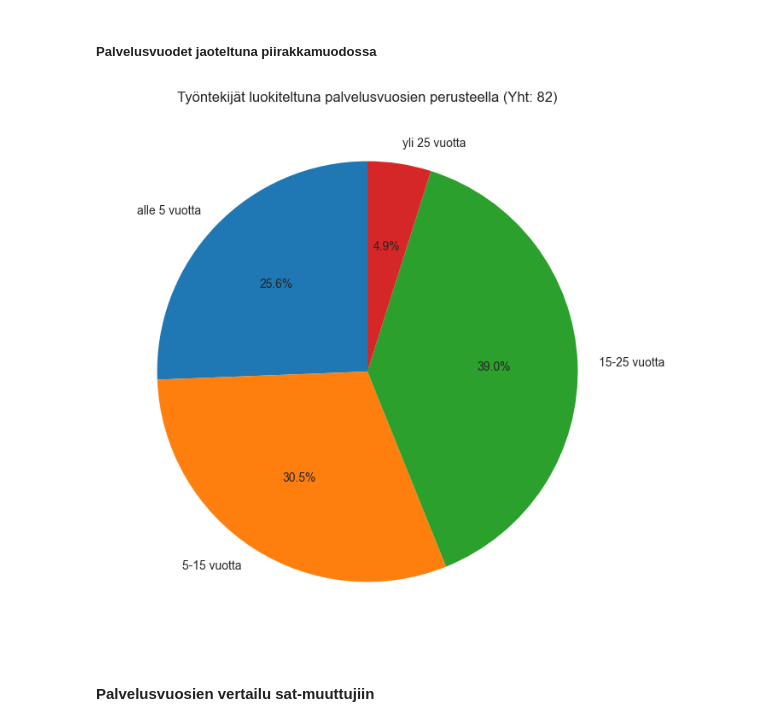
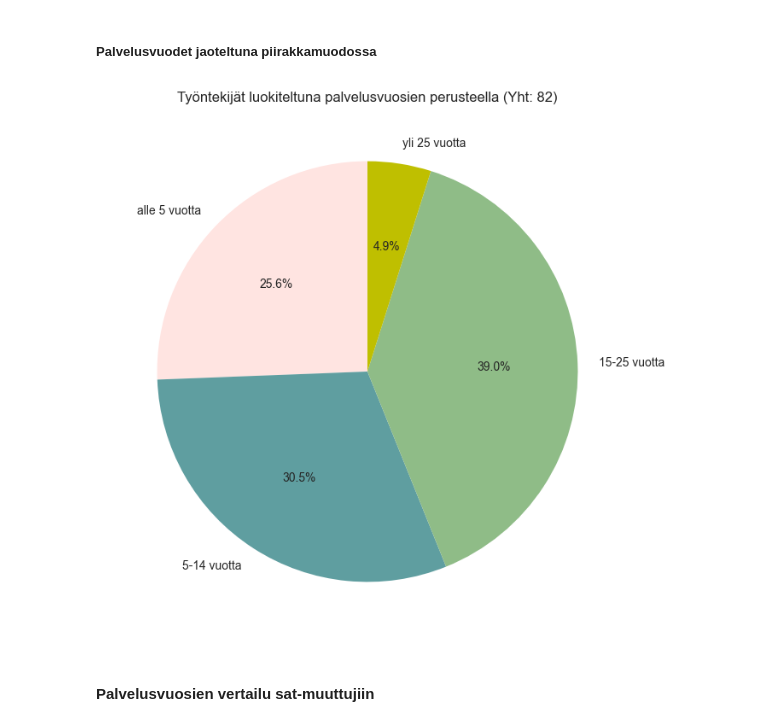
Before and after one commit to Hildura/Tiedonk-sittely-Pytjonilla-Ryhm-5, a Jupyter notebook: Projekti/Analyzing_WorkPlaceSatisfactionSurveyData.ipynb, the cells around one changed output. Cells and saved outputs as stored; diff of their text form; code cells hidden in the pictures.

```diff
--- a/Projekti/Analyzing_WorkPlaceSatisfactionSurveyData.ipynb
+++ b/Projekti/Analyzing_WorkPlaceSatisfactionSurveyData.ipynb
@@ -776,19 +781,21 @@ df_palvelusvuodet.style.format({'Yht': '{:.0f}', '%': '{:.1f} %'})
 ##### Palvelusvuodet jaoteltuna piirakkamuodossa
 # %%
 data = {
-    'palvelusvuosiluokka': ['alle 5 vuotta', '5-15 vuotta', '15-25 vuotta', 'yli 25 vuotta'],
+    'palvelusvuosiluokka': ['alle 5 vuotta', '5-14 vuotta', '15-25 vuotta', 'yli 25 vuotta'],
     'Yht': [21, 25, 32, 4],
     '%': [25.6, 30.5, 39.0, 4.9]
 }
 
 df_palveluspiirakka = pd.DataFrame(data)
 total = df_palveluspiirakka['Yht'].sum()
+colors = ['#FFE4E1','#5F9EA0', '#8FBC87', 'y',]
+
 plt.figure(figsize=(8, 8))
-plt.pie(df_palveluspiirakka['Yht'], labels=df_palveluspiirakka['palvelusvuosiluokka'], autopct='%1.1f%%', startangle=90)
+plt.pie(df_palveluspiirakka['Yht'], labels=df_palveluspiirakka['palvelusvuosiluokka'], autopct='%1.1f%%', startangle=90, colors=colors)
 plt.title(f'Työntekijät luokiteltuna palvelusvuosien perusteella (Yht: {total})')
 plt.show()
 # %% [output]
-[figure, old version]
+[figure, new version]
 # %% [markdown]
 #### Palvelusvuosien vertailu sat-muuttujiin
 # %% [markdown]
```
Also changed, not shown: parts of 8 cells of this notebook.
